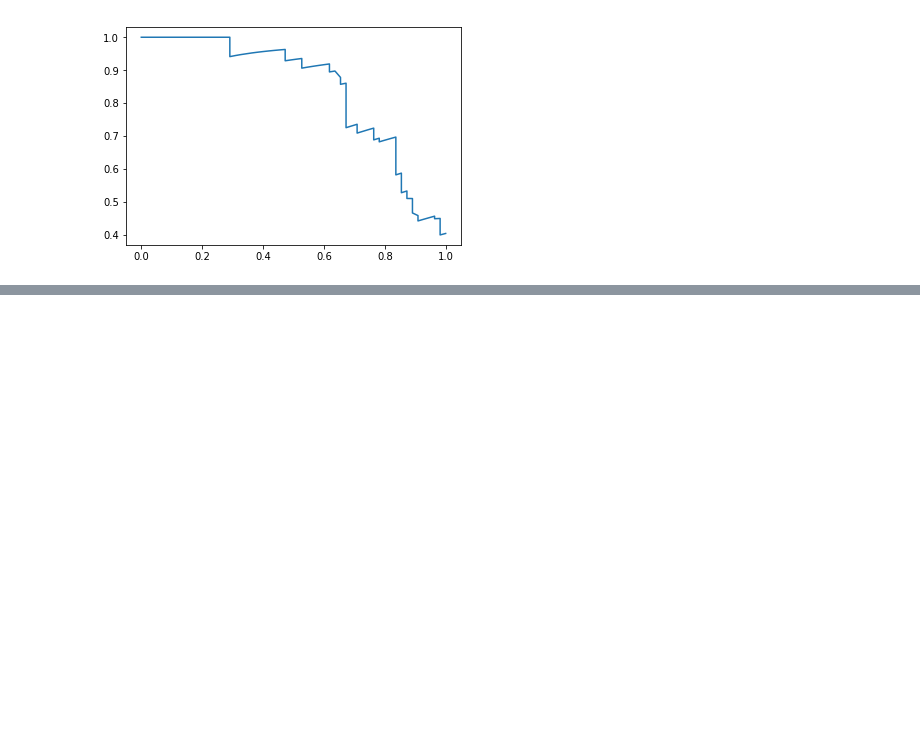
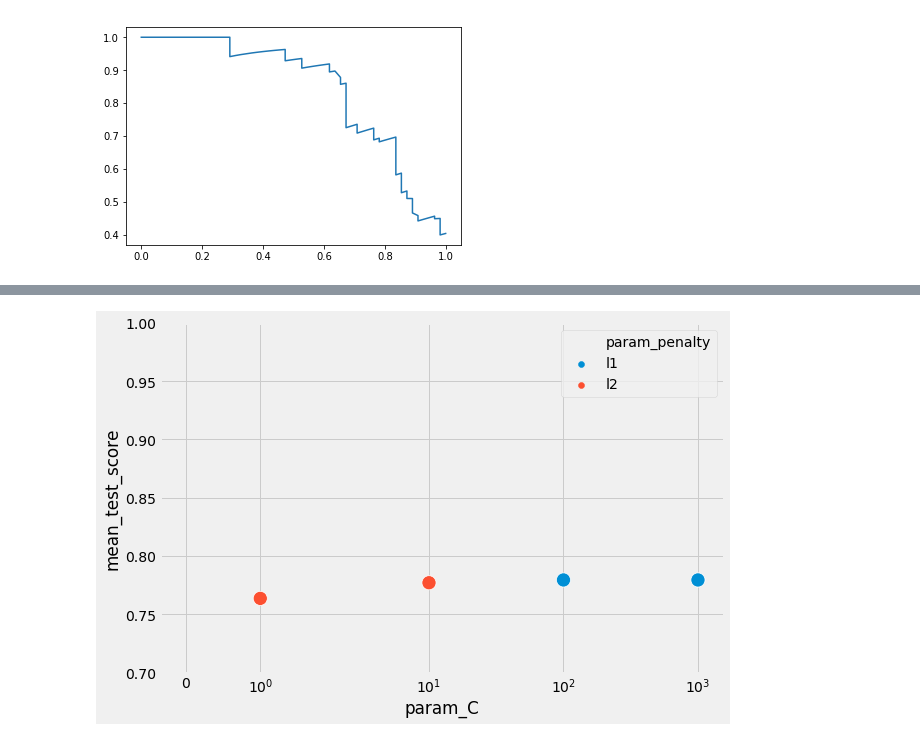
Before and after one commit to mehtapkaramanli/siniflandirma_3_bolum, a Jupyter notebook: Sınıflandırma titanıc odev.ipynb, the cells around one changed output, grey strips where cells are left out. Cells and saved outputs as stored; diff of their text form; code cells hidden in the pictures; blank space fills up the shorter version.

```diff
--- a/Sınıflandırma titanıc odev.ipynb
+++ b/Sınıflandırma titanıc odev.ipynb
@@ -419,0 +697,15 @@ AUC Değeri :  0.8522727272727273
+# %%
+
+parametreler = {"C": [10 ** x for x in range (-5, 5, 1)],
+                "penalty": ['l1', 'l2']
+                }
+# %%
+from sklearn.model_selection import RandomizedSearchCV
+rs_cv = RandomizedSearchCV(estimator=logreg,
+                           param_distributions = parametreler,
+                           cv = 10,
+                           n_iter = 10,
+                           random_state = 111,
+                           scoring = 'precision'
+                      )
+rs_cv.fit(X, y)
@@ -419,0 +740,6 @@ AUC Değeri :  0.8522727272727273
+# %%
+sonuçlar_rs = rs_cv.cv_results_
+df_rs = pd.DataFrame(sonuçlar_rs)
+df_rs = df_rs[['param_penalty','param_C', 'mean_test_score']]
+df_rs = df_rs.sort_values(by='mean_test_score', ascending = False)
+df_rs
@@ -419,0 +758,9 @@ AUC Değeri :  0.8522727272727273
+# %%
+plt.style.use('fivethirtyeight')
+plt.figure(figsize=(9,6))
+sns.scatterplot(x = 'param_C', y = 'mean_test_score', hue = 'param_penalty', data = df_rs, s=200)
+plt.xscale('symlog')
+plt.ylim((0.7,1))
+plt.show()
+# %% [output]
+[figure, added]
```
Also changed, not shown: parts of 30 cells of this notebook.
